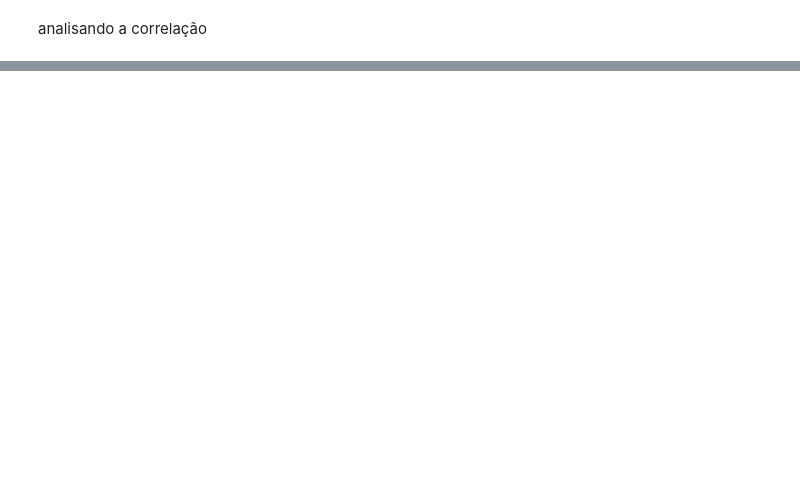
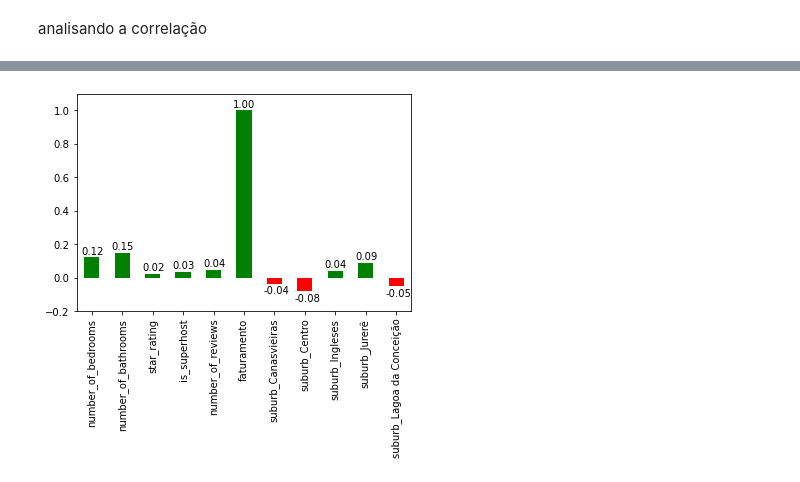
Before and after one commit to Renatolopo/Seazone-Code-Challenge, a Jupyter notebook: src/q3_faturamento_anuncio.ipynb, the cells around one changed output, grey strips where cells are left out. Cells and saved outputs as stored; diff of their text form; code cells hidden in the pictures; blank space fills up the shorter version.

```diff
--- a/src/q3_faturamento_anuncio.ipynb
+++ b/src/q3_faturamento_anuncio.ipynb
@@ -13,0 +15,6 @@ for i in range(len(df_details)):
+# %%
+df_dummies = pd.get_dummies(df_details[['suburb']])
+df_details = pd.concat([df_details, df_dummies], axis=1)
+df_details = df_details.drop(columns=['Unnamed: 0','suburb','airbnb_listing_id','ad_name'])
+del df_dummies
+df_details
@@ -14 +65,3 @@ for i in range(len(df_details)):
+# %%
+df_details = df_details.fillna(df_details[['number_of_bedrooms', 'number_of_bathrooms', 'star_rating', 'number_of_reviews']].median())
 # %%
@@ -60,3 +72,0 @@ df_details['faturamento'].corr(df_details['number_of_reviews'])
-# %%
-df_details.dropna(inplace=True)
-df_details.shape
@@ -77 +73,3 @@ df_details.corr()
+# %%
+df_corr = df_details.corr()
 # %%
@@ -91,0 +112,10 @@ corr.style.background_gradient(cmap='coolwarm')
+# %%
+# plot gráfico com as correlações
+color = ['green' if x >=0 else 'red' for x in df_corr['faturamento']]
+ax = df_corr['faturamento'].plot.bar(df_corr.columns, df_corr['faturamento'], color=color, ylim = (-0.2, 1.1))
+for p in ax.patches:
+    y =  p.get_height() + 0.02 if p.get_height() >= 0 else p.get_height() - 0.06
+    x = p.get_x() -0.1
+    ax.annotate(f"{p.get_height():.2f}", (x, y))
+# %% [output]
+[figure, added]
```
Also changed, not shown: parts of 14 cells of this notebook, 1 other file.
